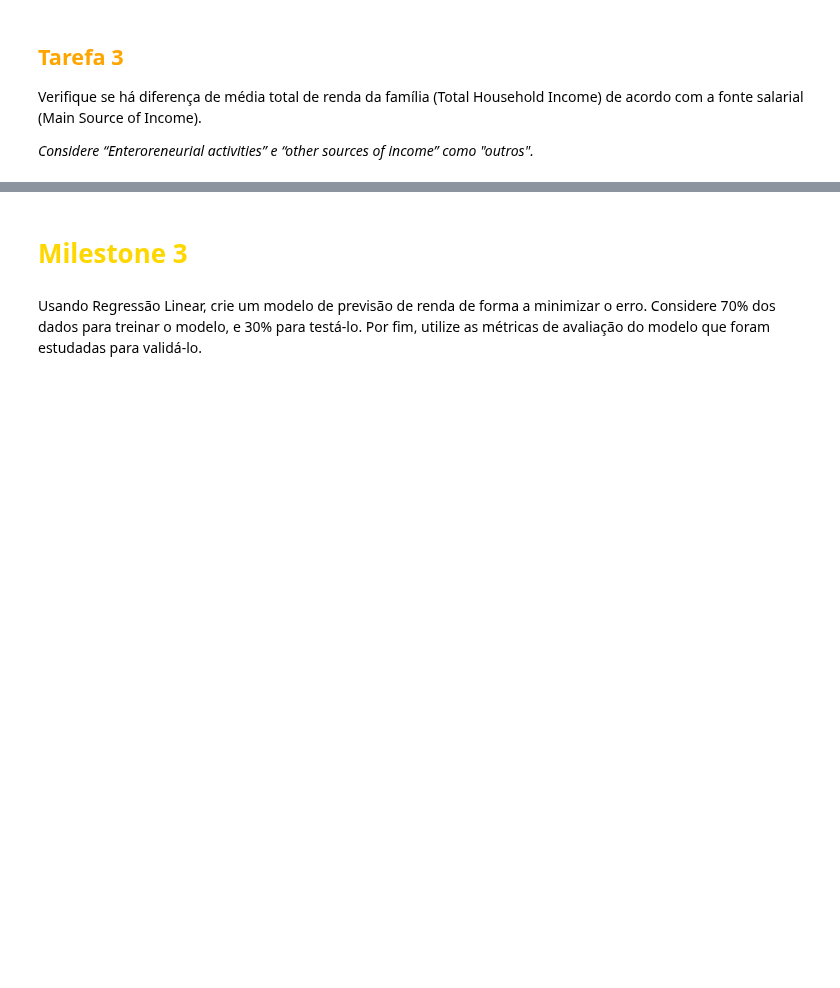
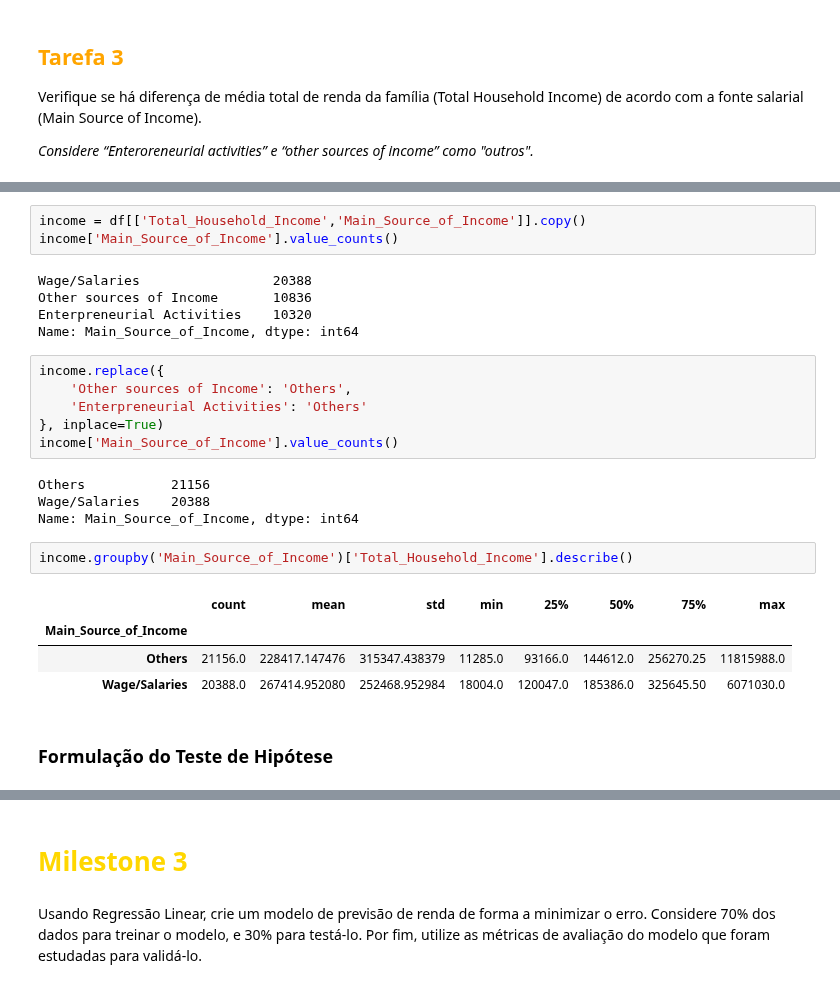
Before and after one commit to baiochi/LetsCode, a Jupyter notebook: Moldulo 4 - Estatística/Projeto_Estatistica.ipynb, the cells around one changed output, grey strips where cells are left out. Drawn from its saved outputs; the diff is of its cells as text; blank space fills up the shorter version.

```diff
--- a/Moldulo 4 - Estatística/Projeto_Estatistica.ipynb
+++ b/Moldulo 4 - Estatística/Projeto_Estatistica.ipynb
@@ -430,0 +448,27 @@ Verifique se há diferença de média total de renda da família (Total Househol
+# %%
+income = df[['Total_Household_Income','Main_Source_of_Income']].copy()
+income['Main_Source_of_Income'].value_counts()
+# %% [output]
+Wage/Salaries                 20388
+Other sources of Income       10836
+Enterpreneurial Activities    10320
+Name: Main_Source_of_Income, dtype: int64
+# %%
+income.replace({
+    'Other sources of Income': 'Others',
+    'Enterpreneurial Activities': 'Others'
+}, inplace=True)
+income['Main_Source_of_Income'].value_counts()
+# %% [output]
+Others           21156
+Wage/Salaries    20388
+Name: Main_Source_of_Income, dtype: int64
+# %%
+income.groupby('Main_Source_of_Income')['Total_Household_Income'].describe()
+# %% [output]
+|  | count | mean | std | min | 25% | 50% | 75% | max |
+| Main_Source_of_Income |  |  |  |  |  |  |  |  |
+| Others | 21156.0 | 228417.147476 | 315347.438379 | 11285.0 | 93166.0 | 144612.0 | 256270.25 | 11815988.0 |
+| Wage/Salaries | 20388.0 | 267414.952080 | 252468.952984 | 18004.0 | 120047.0 | 185386.0 | 325645.50 | 6071030.0 |
+# %% [markdown]
+### Formulação do Teste de Hipótese
```
Also changed, not shown: parts of 19 cells of this notebook.
